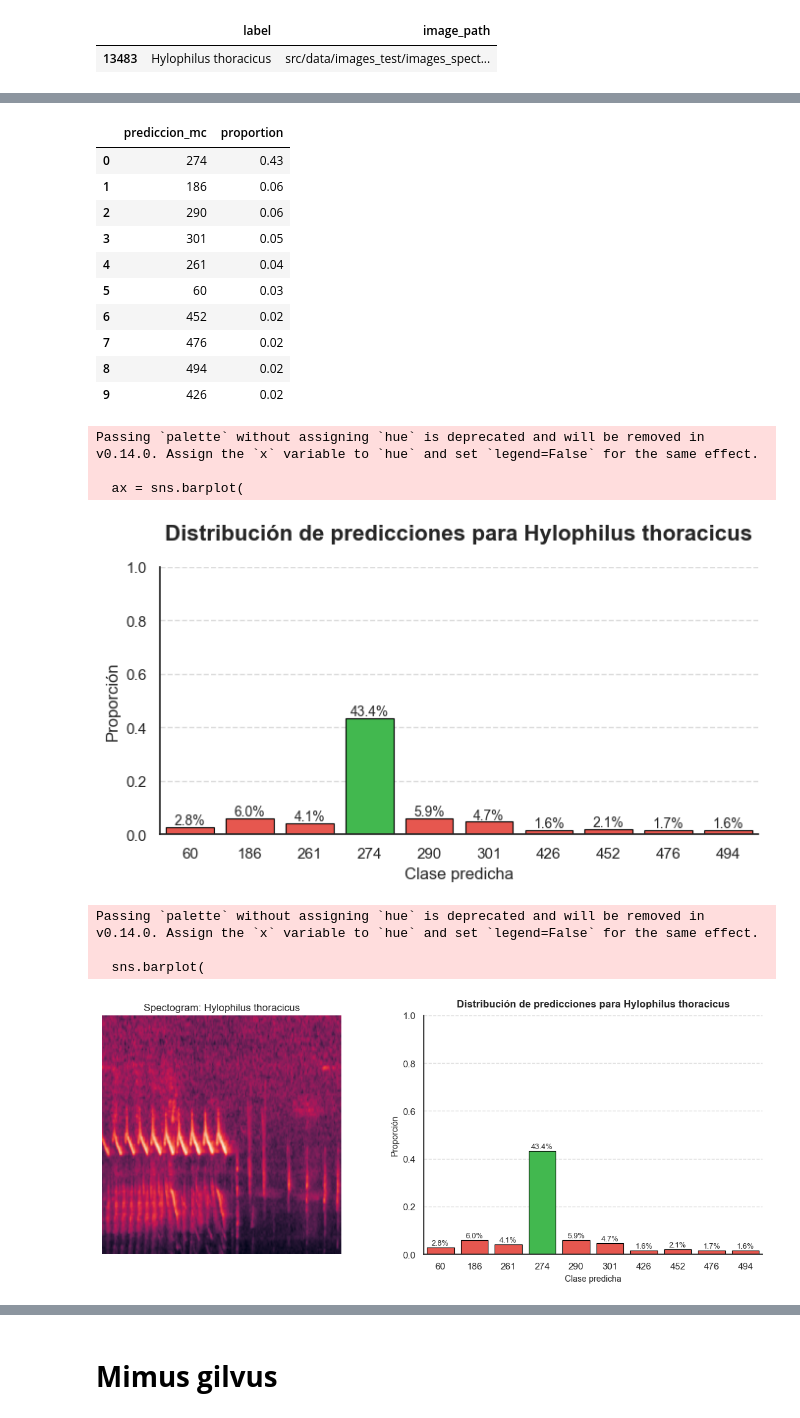
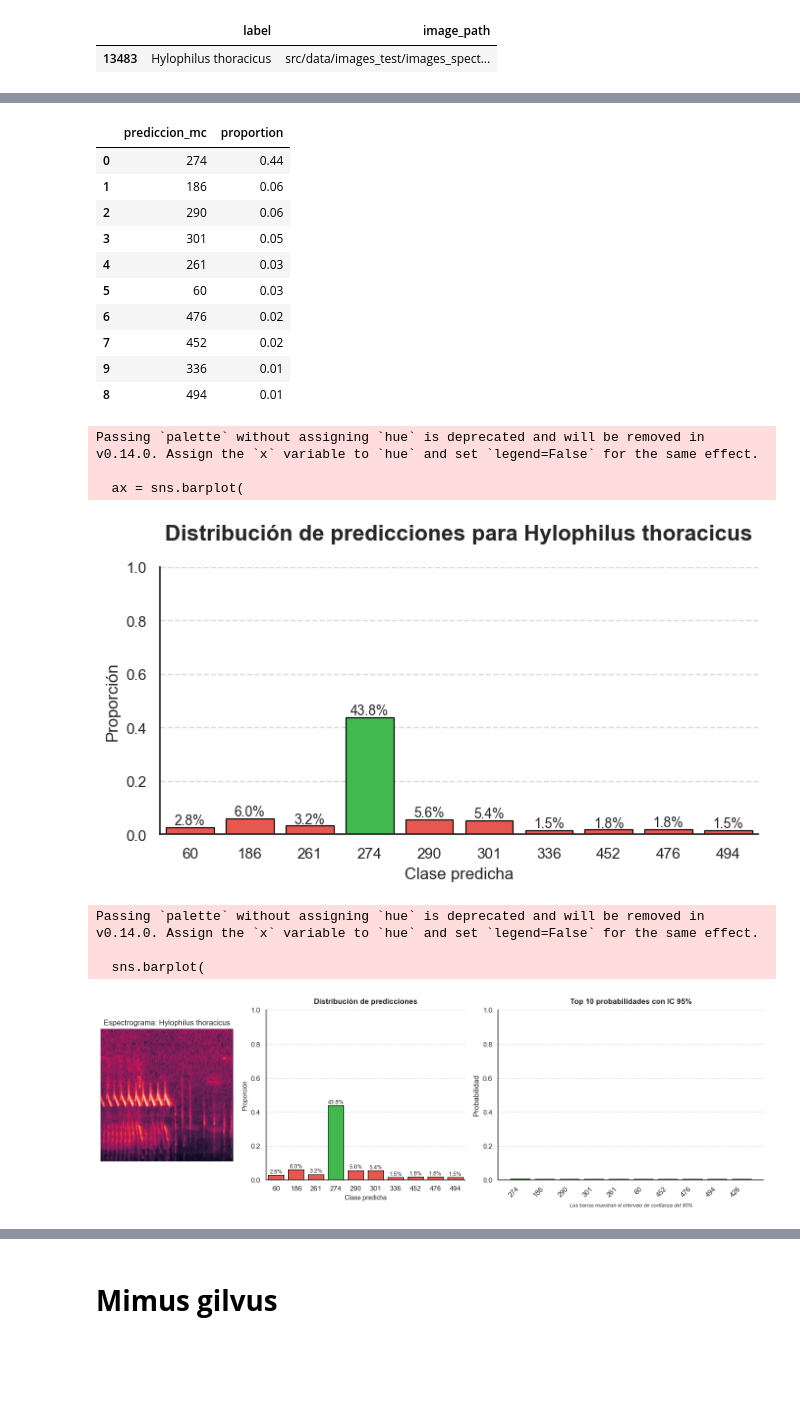
Before and after one commit to camiloacp/The-Evolutionary-Structure-of-Acoustic-Learnability-A-Deep-Learning-Approach-to-Neotropical-Birdsong, a Jupyter notebook: notebooks/11_Incertidumbres.ipynb, the cells around one changed output, grey strips where cells are left out. Saved outputs shown, nothing was run; the diff lists cells and outputs as text; code cells hidden in the pictures; blank space fills up the shorter version.

```diff
--- a/notebooks/11_Incertidumbres.ipynb
+++ b/notebooks/11_Incertidumbres.ipynb
@@ -203,7 +245,7 @@ muestra
 |  | label | image_path |
 | 13483 | Hylophilus thoracicus | src/data/images_test/images_spect... |
 # %%
-df_final = crear_dataframe_incertidumbre(data, muestra, model, preprocessor)
+df_final, resultados = crear_dataframe_incertidumbre(data, muestra, model, preprocessor)
 df_final.head()
 # %% [output]
 Especie 1 de 1, (Hylophilus thoracicus)
@@ -221,32 +264,34 @@ Hylophilus_thoracicus = df_final['prediccion_mc'].\
 Hylophilus_thoracicus
 # %% [output]
 |  | prediccion_mc | proportion |
-| 0 | 274 | 0.43 |
+| 0 | 274 | 0.44 |
 | 1 | 186 | 0.06 |
 | 2 | 290 | 0.06 |
 | 3 | 301 | 0.05 |
-| 4 | 261 | 0.04 |
+| 4 | 261 | 0.03 |
 | 5 | 60 | 0.03 |
-| 6 | 452 | 0.02 |
-| 7 | 476 | 0.02 |
-| 8 | 494 | 0.02 |
-| 9 | 426 | 0.02 |
+| 6 | 476 | 0.02 |
+| 7 | 452 | 0.02 |
+| 9 | 336 | 0.01 |
+| 8 | 494 | 0.01 |
 # %%
 plot_incertidumbres(Hylophilus_thoracicus, 274, "Hylophilus thoracicus")
 # %% [output]
 Passing `palette` without assigning `hue` is deprecated and will be removed in v0.14.0. Assign the `x` variable to `hue` and set `legend=False` for the same effect.
 
   ax = sns.barplot(
-[figure, old version]
+[figure, new version]
 # %%
 plot_combinado(
     ruta_imagen=sp['image_path'].iloc[0],
     especie_df=Hylophilus_thoracicus,
     label=274,
-    titulo_especie="Hylophilus thoracicus"
+    titulo_especie="Hylophilus thoracicus",
+    predicted_probabilities=resultados["Hylophilus thoracicus"]["predicted_probabilities"],
+    etiqueta_real=resultados["Hylophilus thoracicus"]["clase_real"][0]
 )
 # %% [output]
 Passing `palette` without assigning `hue` is deprecated and will be removed in v0.14.0. Assign the `x` variable to `hue` and set `legend=False` for the same effect.
 
   sns.barplot(
-[figure, old version]
+[figure, new version]
```
Also changed, not shown: parts of 23 cells of this notebook.
